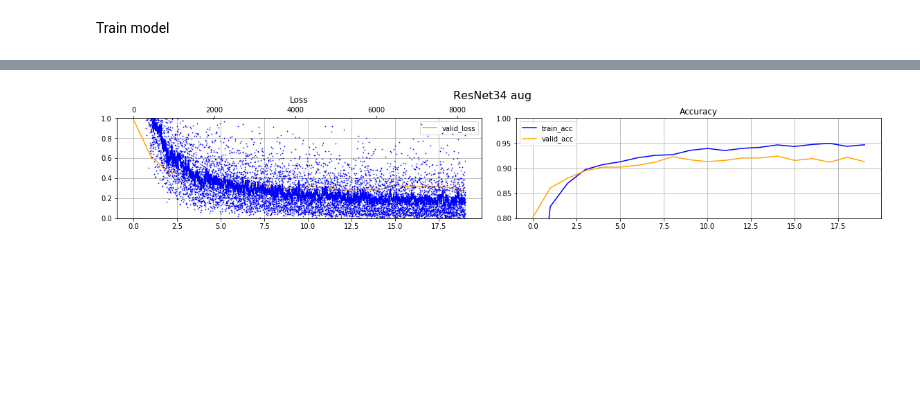
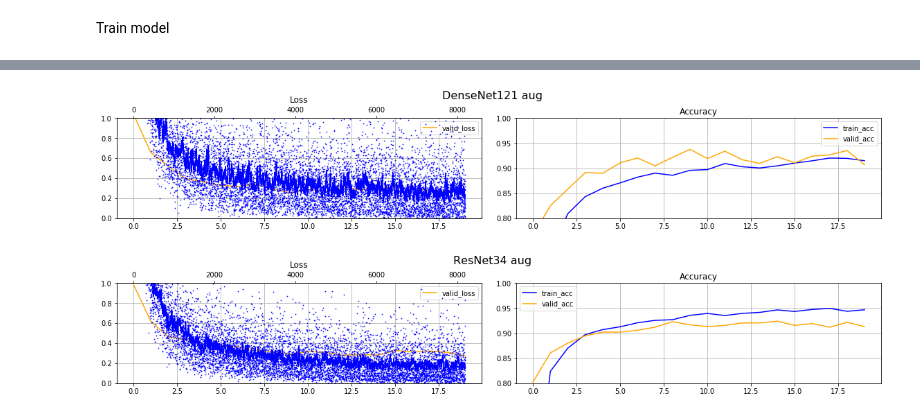
Before and after one commit to marcinbogdanski/ai-sketchpad, a Jupyter notebook: PyTorchNN/1450_PT_DenseNet121_Transfer.ipynb, the cells around one changed output, grey strips where cells are left out. Drawn from its saved outputs; the diff is of its cells as text; code cells hidden in the pictures; blank space fills up the shorter version.

```diff
--- a/PyTorchNN/1450_PT_DenseNet121_Transfer.ipynb
+++ b/PyTorchNN/1450_PT_DenseNet121_Transfer.ipynb
@@ -249,6 +260,10 @@ def plot_hist(hist, title):
     ax2.set_title('Accuracy'); ax2.legend(); ax2.grid(); ax2.set_ylim([.8, 1]);
 
     plt.tight_layout()
+# %%
+plot_hist(hist, title='DenseNet121 aug')
+# %% [output]
+[figure, added]
 # %%
 plot_hist(hist, title='ResNet34 aug')
 # %% [output]
```
Also changed, not shown: parts of 39 cells of this notebook, 3 other files.
